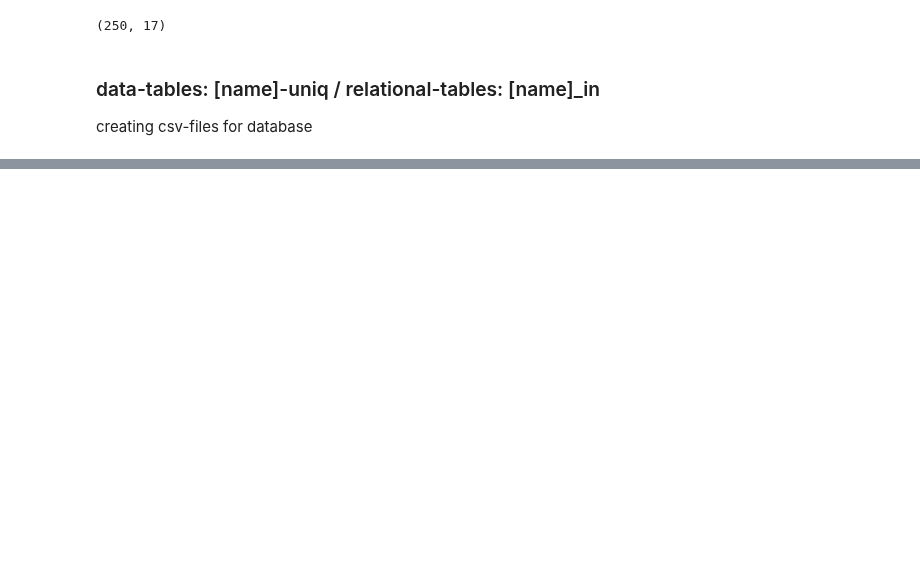
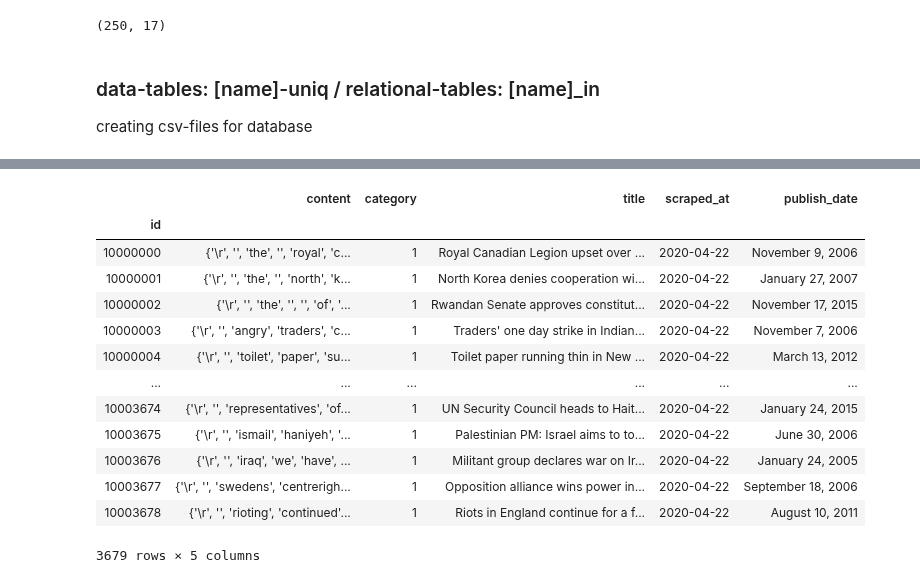
Before and after one commit to SystemOut1324/Datascience_Final_Project, a Jupyter notebook: Appendix/Manual/Setup_DB_Data_FakeNewsCorpus.ipynb, the cells around one changed output, grey strips where cells are left out. Cells and saved outputs as stored; diff of their text form; code cells hidden in the pictures; blank space fills up the shorter version.

Commit message:
Content on articles are arrays!

```diff
--- a/Appendix/Manual/Setup_DB_Data_FakeNewsCorpus.ipynb
+++ b/Appendix/Manual/Setup_DB_Data_FakeNewsCorpus.ipynb
@@ -179,3 +207,11 @@ generateUniqeArray("categories")
 # %%
 ### sources_domain_urls_clean & sources_domain_urls_in
 generateUniqeArray("sources_domain_urls")
+# %%
+# Clean meta keywords representation
+regexStrList = r"\["
+df['content'] = df['content'].replace(to_replace=regexStrList, value='{', regex=True)
+regexStrList = r"\]"
+df['content'] = df['content'].replace(to_replace=regexStrList, value='}', regex=True)
+
+df
@@ -194,0 +236,17 @@ df.head()
+# %%
+df[['content', 'category', "title", "scraped_at", "publish_date"]]
+# %% [output]
+|  | content | category | title | scraped_at | publish_date |
+| id |  |  |  |  |  |
+| 10000000 | {'\r', '', 'the', '', 'royal', 'c... | 1 | Royal Canadian Legion upset over ... | 2020-04-22 | November 9, 2006 |
+| 10000001 | {'\r', '', 'the', '', 'north', 'k... | 1 | North Korea denies cooperation wi... | 2020-04-22 | January 27, 2007 |
+| 10000002 | {'\r', '', 'the', '', '', 'of', '... | 1 | Rwandan Senate approves constitut... | 2020-04-22 | November 17, 2015 |
+| 10000003 | {'\r', '', 'angry', 'traders', 'c... | 1 | Traders' one day strike in Indian... | 2020-04-22 | November 7, 2006 |
+| 10000004 | {'\r', '', 'toilet', 'paper', 'su... | 1 | Toilet paper running thin in New ... | 2020-04-22 | March 13, 2012 |
+| ... | ... | ... | ... | ... | ... |
+| 10003674 | {'\r', '', 'representatives', 'of... | 1 | UN Security Council heads to Hait... | 2020-04-22 | January 24, 2015 |
+| 10003675 | {'\r', '', 'ismail', 'haniyeh', '... | 1 | Palestinian PM: Israel aims to to... | 2020-04-22 | June 30, 2006 |
+| 10003676 | {'\r', '', 'iraq', 'we', 'have', ... | 1 | Militant group declares war on Ir... | 2020-04-22 | January 24, 2005 |
+| 10003677 | {'\r', '', 'swedens', 'centrerigh... | 1 | Opposition alliance wins power in... | 2020-04-22 | September 18, 2006 |
+| 10003678 | {'\r', '', 'rioting', 'continued'... | 1 | Riots in England continue for a f... | 2020-04-22 | August 10, 2011 |
+3679 rows × 5 columns
```
Also changed, not shown: parts of 8 cells of this notebook, 9 other files.
